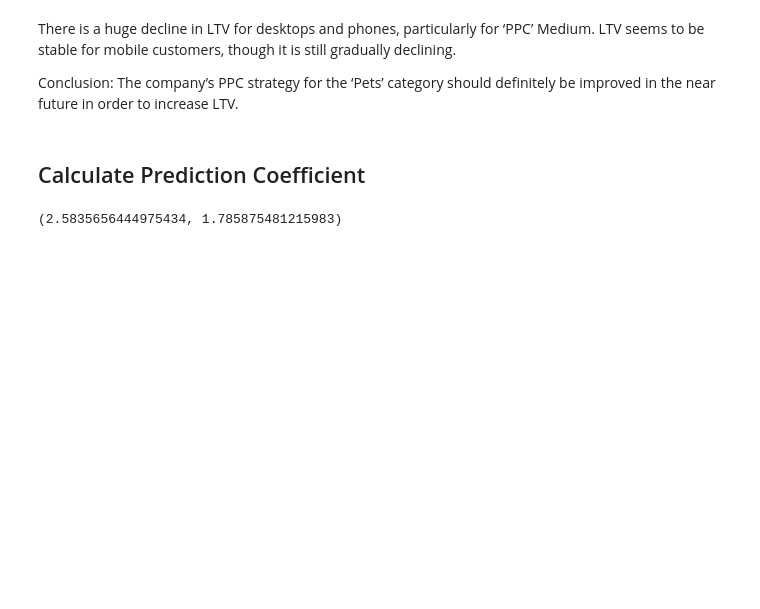
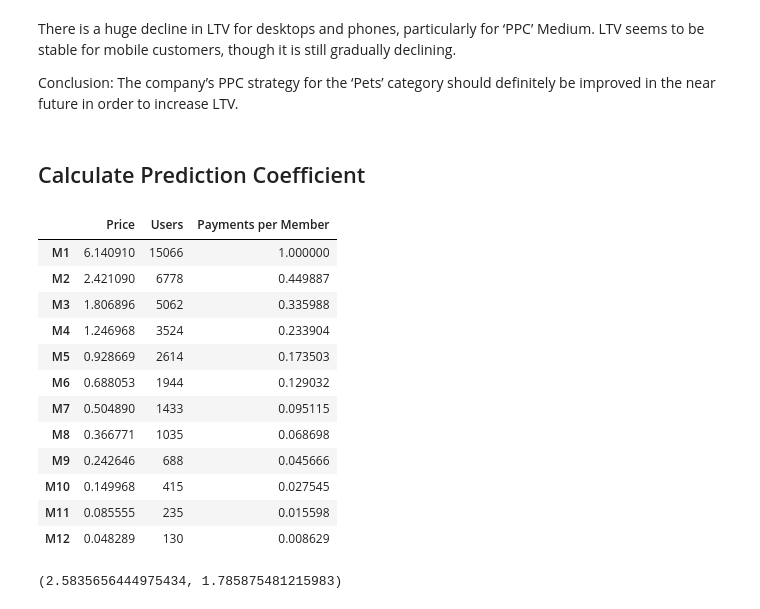
Before and after one commit to dyaroshevych/JustAnswer_Data_Analytics_School, a Jupyter notebook: day 2/analysis.ipynb, the cells around one changed output. Saved outputs shown, nothing was run; the diff lists cells and outputs as text; code cells hidden in the pictures; blank space fills up the shorter version.

```diff
--- a/day 2/analysis.ipynb
+++ b/day 2/analysis.ipynb
@@ -126,21 +126,35 @@ Conclusion: The company’s PPC strategy for the ‘Pets’ category should defi
 # %%
 # Create a DataFrame with payments info
 payments = pd.DataFrame(index=[f'M{month}' for month in range(1, 13)])
 
 prices = []
 users = []
 
 for month in range(1, 13):
     prices.append(df[f'M{month}Pay'].mean())
     users.append(df.loc[df[f'M{month}Pay'] > 0].shape[0])
 
 payments['Price'] = prices
 payments['Users'] = users
 
 payments['Payments per Member'] = payments['Users'] / payments.loc['M1', 'Users']
 
 # Display the DataFrame
-payments.to_csv('result.csv')
+payments
+# %% [output]
+|  | Price | Users | Payments per Member |
+| M1 | 6.140910 | 15066 | 1.000000 |
+| M2 | 2.421090 | 6778 | 0.449887 |
+| M3 | 1.806896 | 5062 | 0.335988 |
+| M4 | 1.246968 | 3524 | 0.233904 |
+| M5 | 0.928669 | 2614 | 0.173503 |
+| M6 | 0.688053 | 1944 | 0.129032 |
+| M7 | 0.504890 | 1433 | 0.095115 |
+| M8 | 0.366771 | 1035 | 0.068698 |
+| M9 | 0.242646 | 688 | 0.045666 |
+| M10 | 0.149968 | 415 | 0.027545 |
+| M11 | 0.085555 | 235 | 0.015598 |
+| M12 | 0.048289 | 130 | 0.008629 |
 # %%
 # Calculate the retention and available payments
 retention = payments['Payments per Member'].sum()
```
Also changed, not shown: parts of 4 cells of this notebook.
